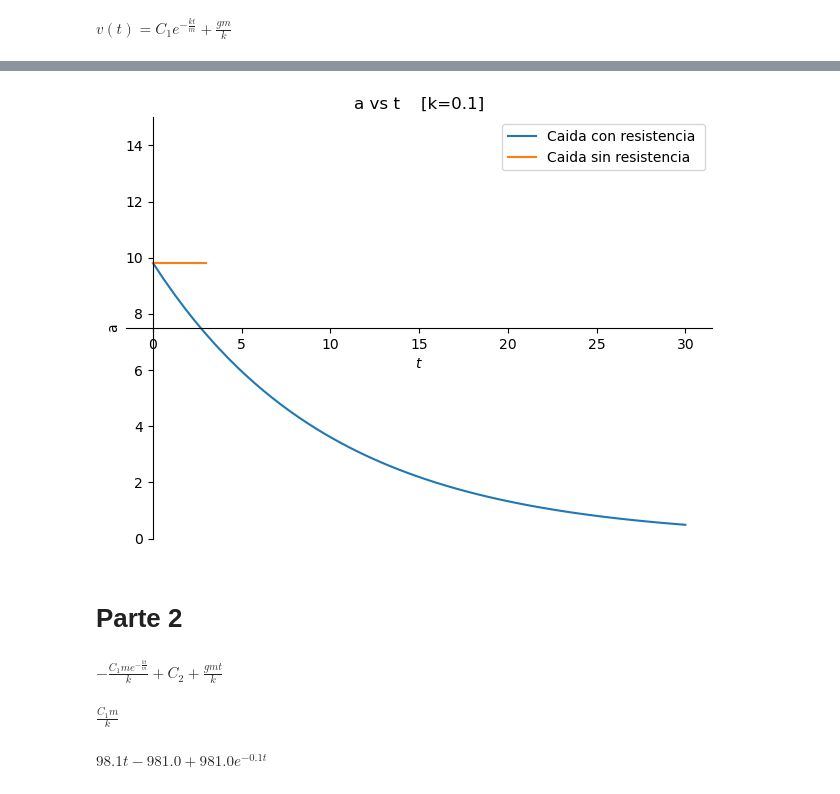
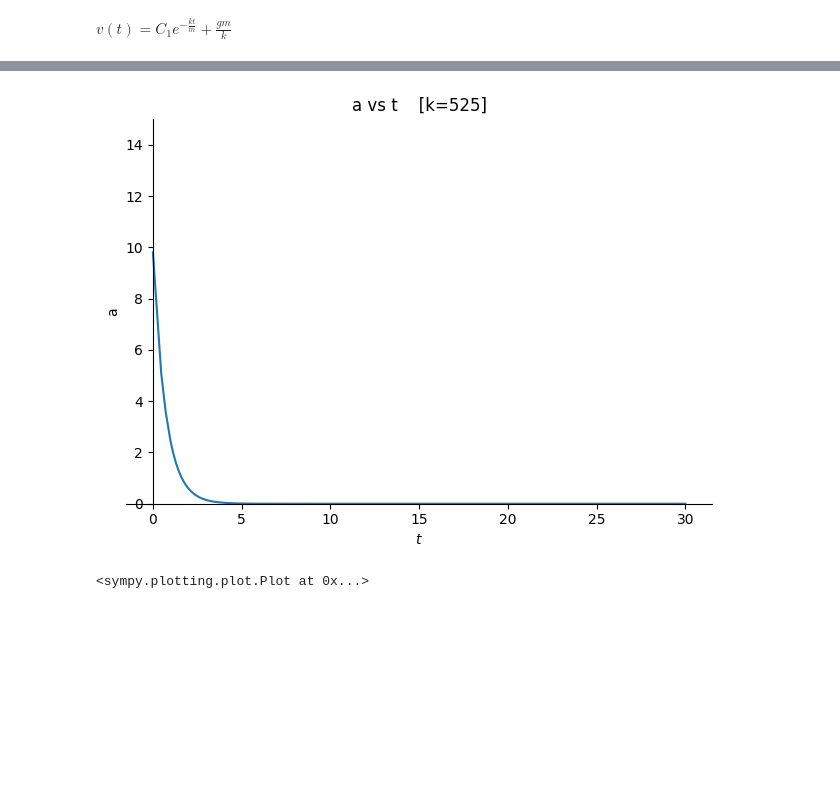
Before and after one commit to Jose-AE/F1014B, a Jupyter notebook: F1014B-R/R.ipynb, the cells around one changed output, grey strips where cells are left out. Saved outputs shown, nothing was run; the diff lists cells and outputs as text; code cells hidden in the pictures; blank space fills up the shorter version.

```diff
--- a/F1014B-R/R.ipynb
+++ b/F1014B-R/R.ipynb
@@ -27,12 +27,12 @@ $\displaystyle v{\left(t \right)} = C_{1} e^{- \frac{k t}{m}} + \frac{g m}{k}$
 # %%
 # substituir valores
 ff_time = 3
-m = 1
+m = 375
 g = 9.81
-k = 0.1
+k = 525
 C1 = (-g * m) / k
 
 
-def_v_fun = v_fun.subs({C1_s: C1, k_s: k, g_s: g, m_s: m}) + (g * ff_time)
+def_v_fun = v_fun.subs({C1_s: C1, k_s: k, g_s: g, m_s: m})
 # %%
 # graficar v vs t
@@ -59,45 +50,13 @@ p1.show()
 # %%
 # graficar a vs t
-p1 = sp.plot(
+sp.plot(
     def_v_fun.diff(t_s),
     (t_s, 0, 30),
     ylim=[0, 15],
     ylabel="a",
-    legend=True,
     title=f"a vs t    [k={k}]",
-    show=False,
     label="Caida con resistencia ",
 )
-p2 = sp.plot(g, (t_s, 0, ff_time), label="Caida sin resistencia ", show=False)
-p1.extend(p2)
-p1.show()
 # %% [output]
-[figure, old version]
+[figure, new version]
+<sympy.plotting.plot.Plot at 0x...>
-# %% [markdown]
-# Parte 2
-# %%
-# obtener funcion de posicion respecto a tiempo, integrando vel
-fpos = sp.integrate(v_fun, t_s) + C2_s
-fpos
-# %% [output]
-$\displaystyle - \frac{C_{1} m e^{- \frac{k t}{m}}}{k} + C_{2} + \frac{g m t}{k}$
-# %%
-# encontrar constante de inegracion cuando t = 0 y x = 0
-C2 = sp.solve(sp.Eq(fpos, 0).subs({t_s: 0}), C2_s)[0]
-C2
-# %% [output]
-$\displaystyle \frac{C_{1} m}{k}$
-# %%
-# substituir valores para graficar
-def_fpos = fpos.subs(
-    {
-        C1_s: C1,
-        C2_s: C2.subs({C1_s: C1, k_s: k, g_s: g, m_s: m}),
-        k_s: k,
-        g_s: g,
-        m_s: m,
-    }
-)
-def_fpos
-# %% [output]
-$\displaystyle 98.1 t - 981.0 + 981.0 e^{- 0.1 t}$
```
Also changed, not shown: parts of 2 cells of this notebook, 2 other files.
